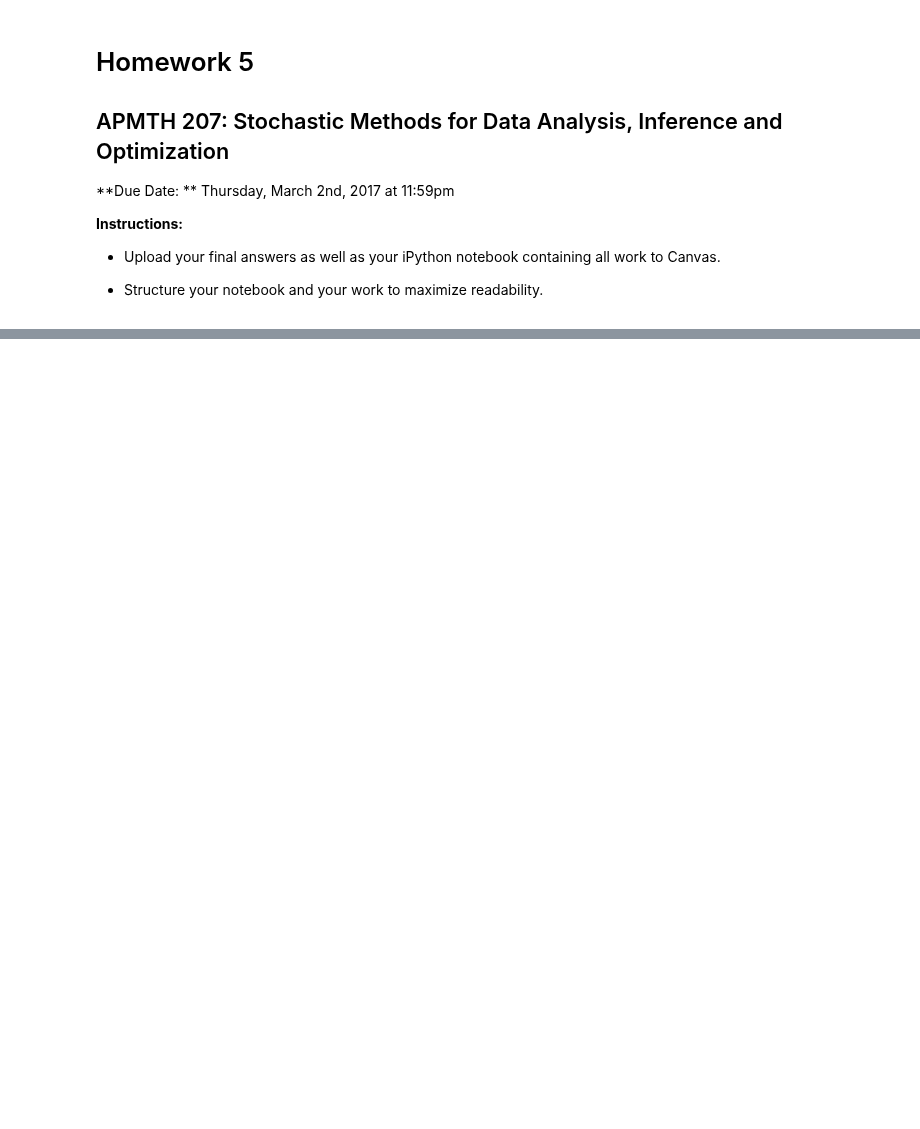
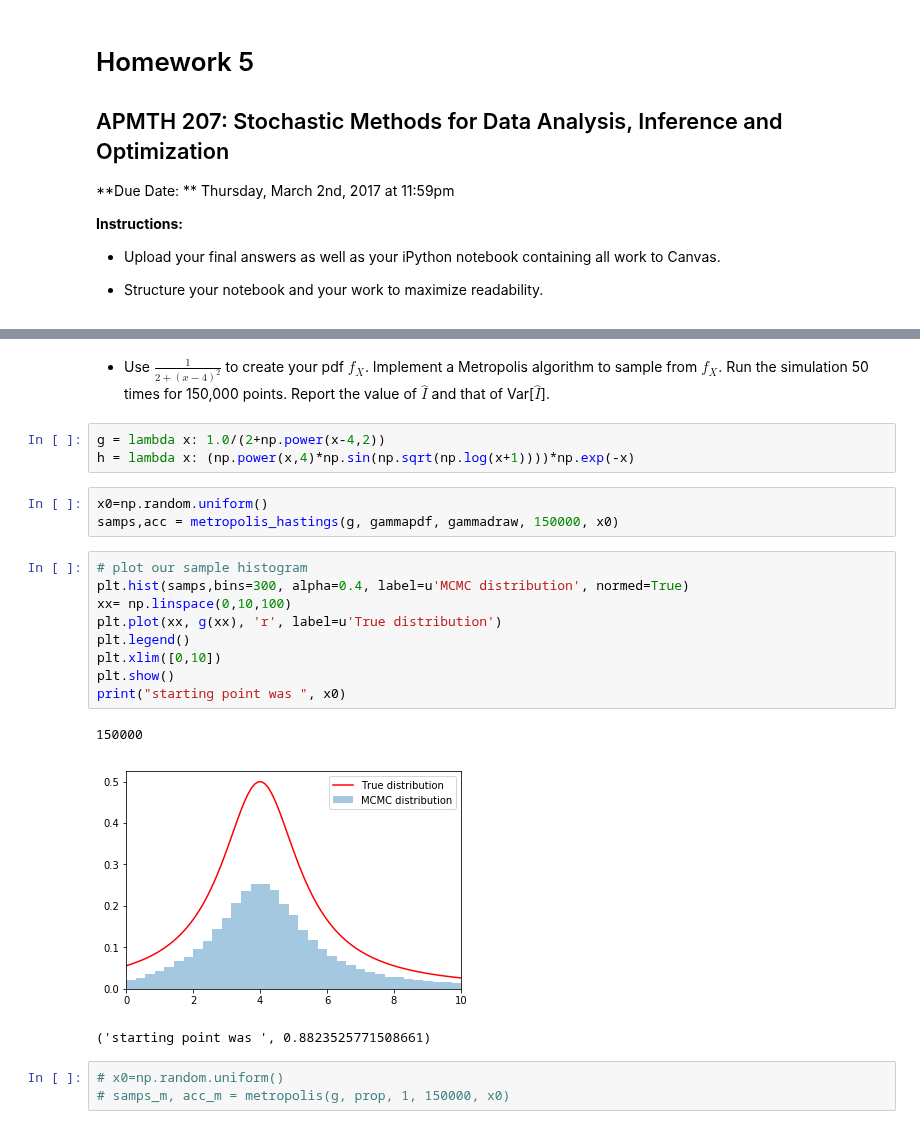
Before and after one commit to namwkim/2017, a Jupyter notebook: homework/AM207_HW5.ipynb, the cells around one changed output, grey strips where cells are left out. Saved outputs shown, nothing was run; the diff lists cells and outputs as text; blank space fills up the shorter version.

```diff
--- a/homework/AM207_HW5.ipynb
+++ b/homework/AM207_HW5.ipynb
@@ -48,0 +135,24 @@ Rewrite your integrand as a product of two functions, $h(x)g(x)$, which can then
+# %% [markdown]
+- Use $\frac{1}{2+(x-4)^2}$ to create your pdf $f_X$. Implement a Metropolis algorithm to sample from $f_X$. Run the simulation 50 times for 150,000 points. Report the value of $\hat{I}$ and that of Var[${\hat{I}}$].
+# %%
+g = lambda x: 1.0/(2+np.power(x-4,2))
+h = lambda x: (np.power(x,4)*np.sin(np.sqrt(np.log(x+1))))*np.exp(-x)
+# %%
+x0=np.random.uniform()
+samps,acc = metropolis_hastings(g, gammapdf, gammadraw, 150000, x0)
+# %%
+# plot our sample histogram
+plt.hist(samps,bins=300, alpha=0.4, label=u'MCMC distribution', normed=True)
+xx= np.linspace(0,10,100)
+plt.plot(xx, g(xx), 'r', label=u'True distribution')
+plt.legend()
+plt.xlim([0,10])
+plt.show()
+print("starting point was ", x0)
+# %% [output]
+150000
+[figure, added]
+('starting point was ', 0.8823525771508661)
+# %%
+# x0=np.random.uniform()
+# samps_m, acc_m = metropolis(g, prop, 1, 150000, x0)
```
Also changed, not shown: parts of 18 cells of this notebook, 1 other file.
